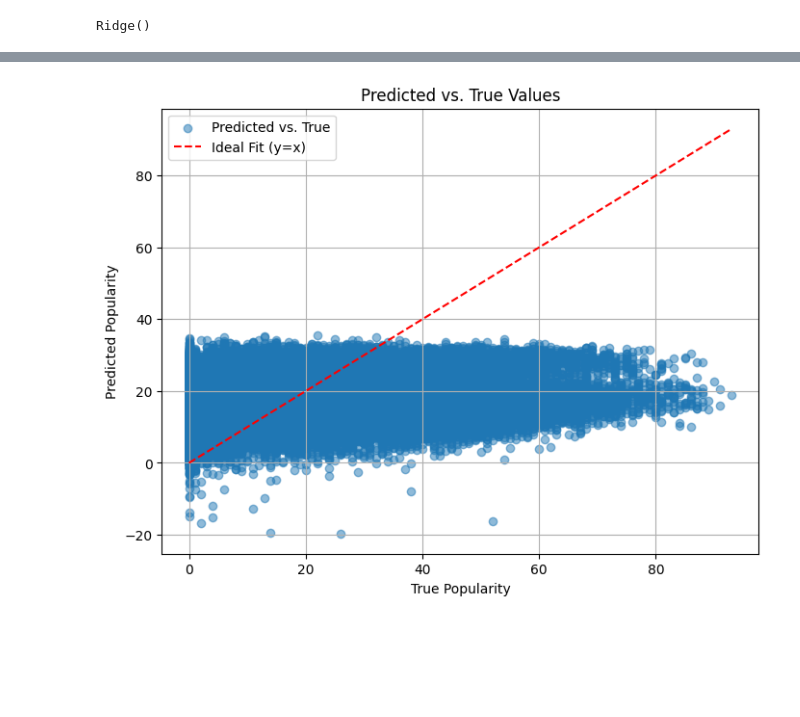
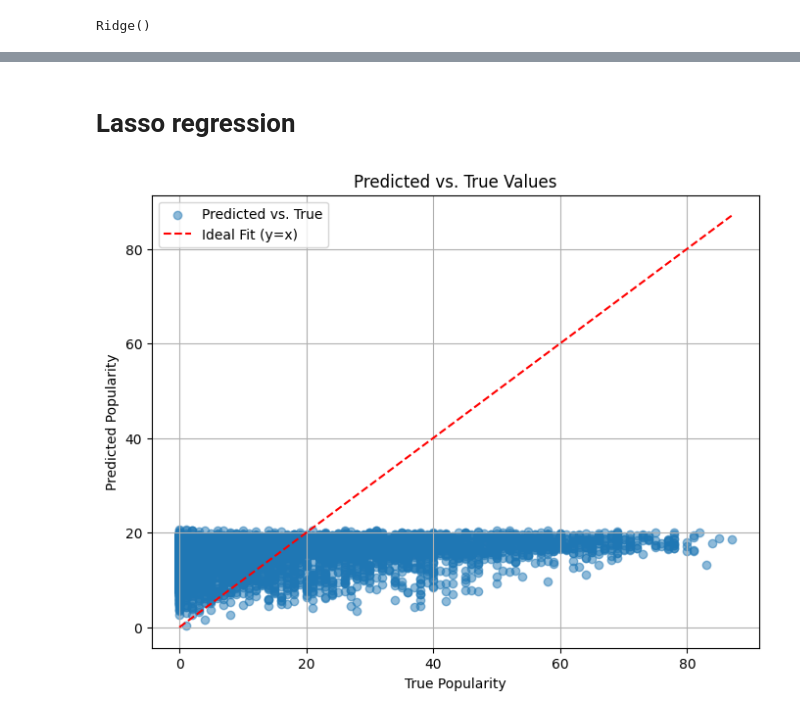
Before and after one commit to Sammuel21/pridav-music-project, a Jupyter notebook: Development/kenderes2/ridge_lasso.ipynb, the cells around one changed output, grey strips where cells are left out. Saved outputs shown, nothing was run; the diff lists cells and outputs as text; code cells hidden in the pictures; blank space fills up the shorter version.

Commit message:
ridge/lasso evaluation

```diff
--- a/Development/kenderes2/ridge_lasso.ipynb
+++ b/Development/kenderes2/ridge_lasso.ipynb
@@ -67,7 +68,7 @@ numeric_columns = list(X_train.columns[X_train.dtypes != object].difference(['ke
 nan_columns = ['acousticness', 'danceability', 'energy', 'liveness', 'speechiness', 'tempo', 'valence']
 # %%
 numeric_pipeline = Pipeline(steps=[
-    ('scaling', StandardScaler())
+    ('scaling', RobustScaler())
 ])
 
 artist_name_pipeline = Pipeline(steps=[
@@ -92,5 +93,3 @@ preprocessing = Pipeline(steps=[
 ])
 # %% [markdown]
 transformation of data
-# %%
-X_train = pd.DataFrame(preprocessing.fit_transform(X_train))
@@ -99 +96,14 @@ y_train = y_train.reset_index(drop=True)
+# %%
+X_train_transformed = preprocessing.fit_transform(X_train)
+
+onehot_columns = preprocessing.named_steps['transformation'].transformers_[0][1].get_feature_names_out(onehot_col)
+circle_of_fifths_columns = ['key_x', 'key_y']
+artist_name_columns = ['artist_name_encoded']
+numeric_columns = numeric_columns
+
+all_columns = list(onehot_columns) + circle_of_fifths_columns + artist_name_columns + numeric_columns
+
+X_train = pd.DataFrame(X_train_transformed, columns=all_columns)
+
+y_train = y_train.reset_index(drop=True)
 # %%
@@ -102,6 +112,16 @@ X_train = X_train.dropna()
 y_train = y_train[X_train.index]
 # %% [markdown]
 **RIDGE**
+# %%
+X_test_transformed = preprocessing.transform(X_test)
+
+X_test = pd.DataFrame(X_test_transformed, columns=all_columns)
+
+y_test = y_test.reset_index(drop=True)
+
+# # remove Null values
+X_test = X_test.dropna()
+y_test = y_test[X_test.index]
 # %%
 ridge = Ridge()
 ridge.fit(X_train, y_train)
@@ -112,14 +173,19 @@ y_pred = ridge.predict(X_train)
+# %% [markdown]
+# Lasso regression
 # %%
-# Scatter plot
+lasso = Lasso()
+lasso.fit(X_train, y_train)
+y_pred = lasso.predict(X_test)
+
 plt.figure(figsize=(8, 6))
-plt.scatter(y_train, y_pred, alpha=0.5, label='Predicted vs. True')
-plt.plot([min(y_train), max(y_train)], [min(y_train), max(y_train)], 'r--', label='Ideal Fit (y=x)')
+plt.scatter(y_test, y_pred, alpha=0.5, label='Predicted vs. True')
+plt.plot([min(y_test), max(y_test)], [min(y_test), max(y_test)], 'r--', label='Ideal Fit (y=x)')
 plt.xlabel('True Popularity')
 plt.ylabel('Predicted Popularity')
 plt.title('Predicted vs. True Values')
 plt.legend()
 plt.grid()
 plt.show()
 # %% [output]
-[figure, old version]
+[figure, new version]
 # %%
```
Also changed, not shown: parts of 10 cells of this notebook, 1 other file.
